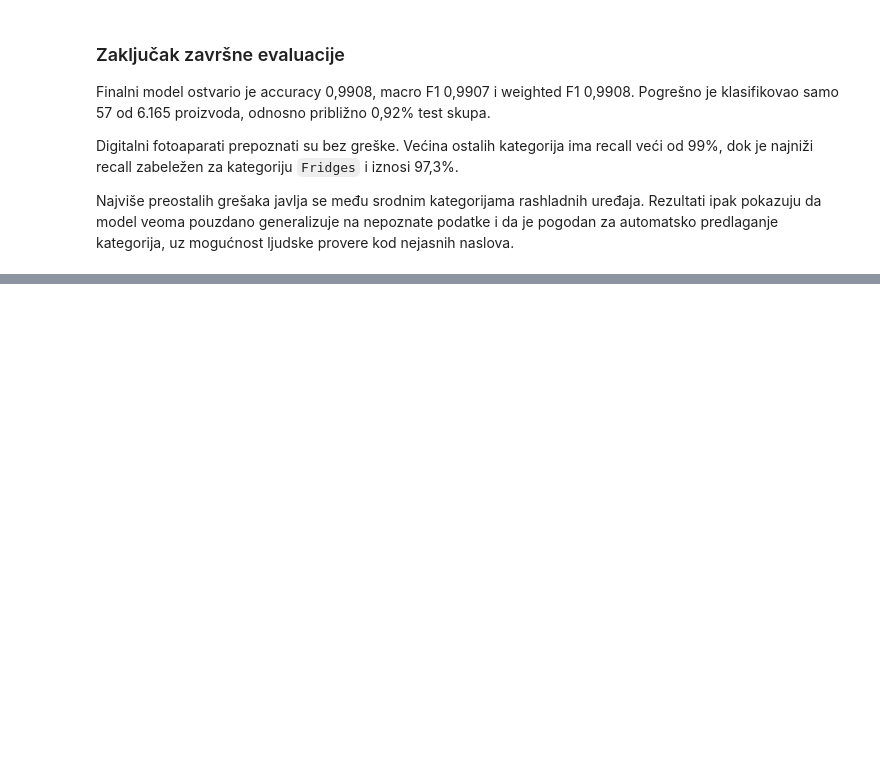
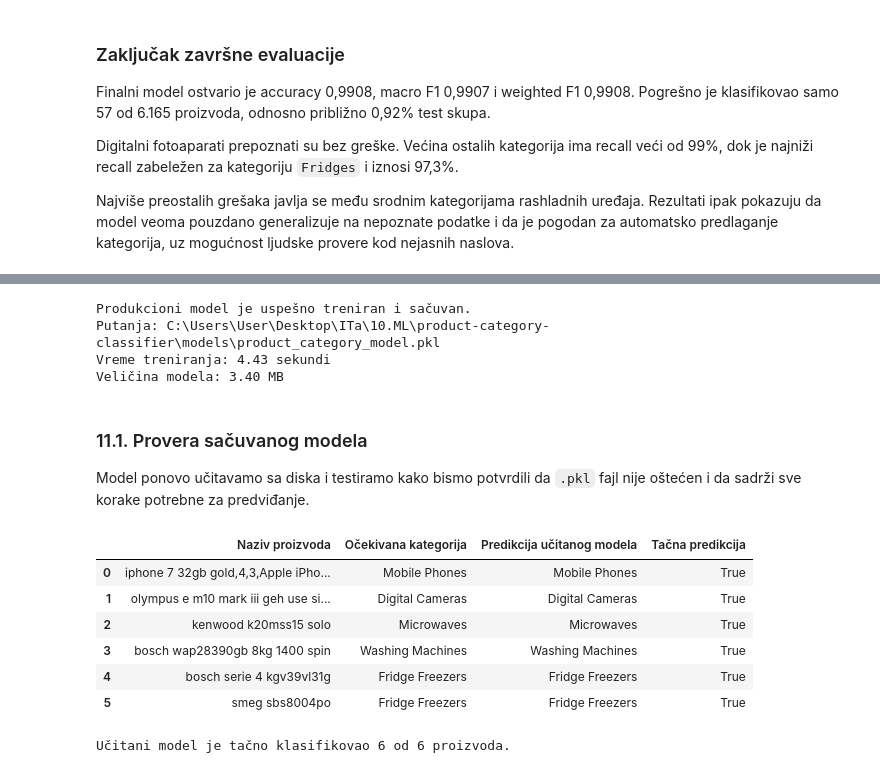
Before and after one commit to stefanstojanovic994/product-category-classifier, a Jupyter notebook: notebooks/product_category_classification.ipynb, the cells around one changed output, grey strips where cells are left out. Saved outputs shown, nothing was run; the diff lists cells and outputs as text; code cells hidden in the pictures; blank space fills up the shorter version.

Commit message:
Train and save production model

```diff
--- a/notebooks/product_category_classification.ipynb
+++ b/notebooks/product_category_classification.ipynb
@@ -1874,0 +1881,79 @@ Najviše preostalih grešaka javlja se među srodnim kategorijama rashladnih ure
+# %%
+import joblib
+from sklearn.base import clone
+
+# Određivanje glavnog foldera projekta na osnovu putanje dataseta
+project_root = data_path.resolve().parent.parent
+models_directory = project_root / "models"
+models_directory.mkdir(parents=True, exist_ok=True)
+
+model_path = models_directory / "product_category_model.pkl"
+
+# Kreiranje nove, netrenirane kopije finalnog Pipeline-a
+production_model = clone(refined_svc_pipeline)
+
+# Treniranje produkcione verzije na celom očišćenom skupu
+start_time = time.time()
+
+production_model.fit(X, y)
+
+production_training_time = time.time() - start_time
+
+# Čuvanje kompletnog Pipeline-a
+joblib.dump(
+    production_model,
+    model_path,
+    compress=3
+)
+
+model_size_mb = model_path.stat().st_size / (1024 ** 2)
+
+print("Produkcioni model je uspešno treniran i sačuvan.")
+print(f"Putanja: {model_path}")
+print(f"Vreme treniranja: {production_training_time:.2f} sekundi")
+print(f"Veličina modela: {model_size_mb:.2f} MB")
+# %% [output]
+Produkcioni model je uspešno treniran i sačuvan.
+Putanja: C:\Users\User\Desktop\ITa\10.ML\product-category-classifier\models\product_category_model.pkl
+Vreme treniranja: 4.43 sekundi
+Veličina modela: 3.40 MB
+# %% [markdown]
+### 11.1. Provera sačuvanog modela
+
+Model ponovo učitavamo sa diska i testiramo kako bismo potvrdili da `.pkl` fajl nije oštećen i da sadrži sve korake potrebne za predviđanje.
+# %%
+# Ponovno učitavanje modela sa diska
+loaded_model = joblib.load(model_path)
+
+# Predikcije učitanog modela
+loaded_model_predictions = loaded_model.predict(
+    manual_test_features
+)
+
+loaded_model_test = pd.DataFrame({
+    "Naziv proizvoda": manual_test_titles,
+    "Očekivana kategorija": expected_categories,
+    "Predikcija učitanog modela": loaded_model_predictions
+})
+
+loaded_model_test["Tačna predikcija"] = (
+    loaded_model_test["Očekivana kategorija"]
+    == loaded_model_test["Predikcija učitanog modela"]
+)
+
+display(loaded_model_test)
+
+print(
+    f"Učitani model je tačno klasifikovao "
+    f"{loaded_model_test['Tačna predikcija'].sum()} "
+    f"od {len(loaded_model_test)} proizvoda."
+)
+# %% [output]
+|  | Naziv proizvoda | Očekivana kategorija | Predikcija učitanog modela | Tačna predikcija |
+| 0 | iphone 7 32gb gold,4,3,Apple iPho... | Mobile Phones | Mobile Phones | True |
+| 1 | olympus e m10 mark iii geh use si... | Digital Cameras | Digital Cameras | True |
+| 2 | kenwood k20mss15 solo | Microwaves | Microwaves | True |
+| 3 | bosch wap28390gb 8kg 1400 spin | Washing Machines | Washing Machines | True |
+| 4 | bosch serie 4 kgv39vl31g | Fridge Freezers | Fridge Freezers | True |
+| 5 | smeg sbs8004po | Fridge Freezers | Fridge Freezers | True |
+Učitani model je tačno klasifikovao 6 od 6 proizvoda.
```
Also changed, not shown: parts of 1 cell of this notebook, 1 other file.
